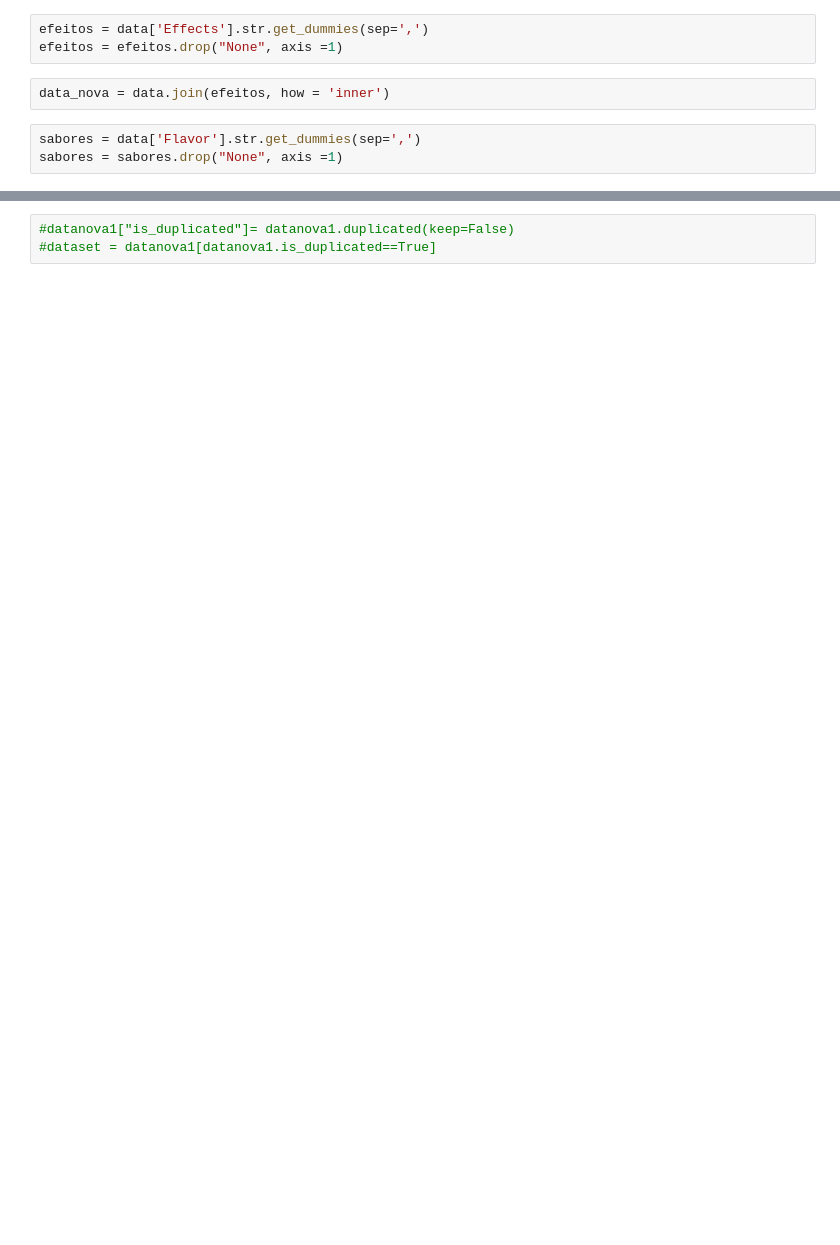
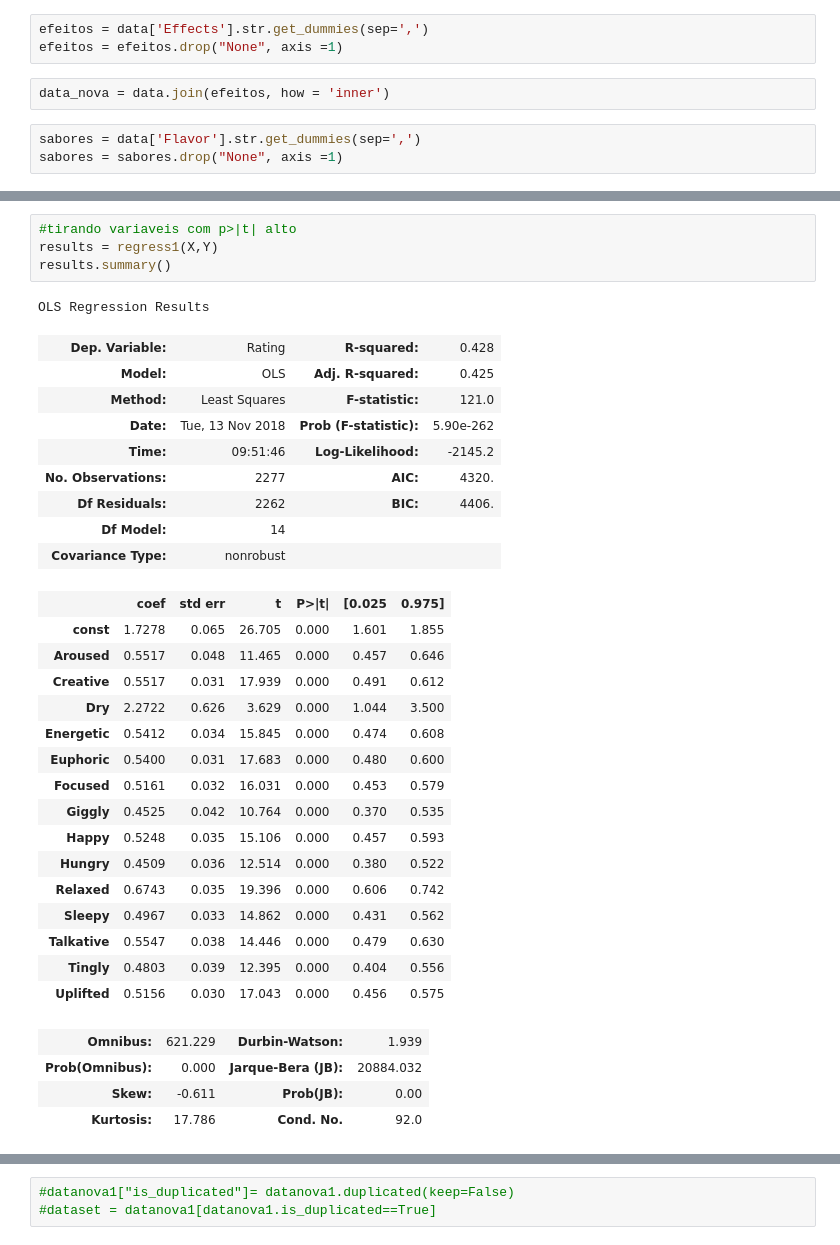
Before and after one commit to giannapolitano/Projeto-3-CD, a Jupyter notebook: projeto-final.ipynb, the cells around one changed output, grey strips where cells are left out. Drawn from its saved outputs; the diff is of its cells as text; blank space fills up the shorter version.

```diff
--- a/projeto-final.ipynb
+++ b/projeto-final.ipynb
@@ -74,0 +104,35 @@ def regress(X,Y):
+# %%
+#tirando variaveis com p>|t| alto
+results = regress1(X,Y)
+results.summary()
+# %% [output]
+OLS Regression Results
+| Dep. Variable: | Rating | R-squared: | 0.428 |
+| Model: | OLS | Adj. R-squared: | 0.425 |
+| Method: | Least Squares | F-statistic: | 121.0 |
+| Date: | Tue, 13 Nov 2018 | Prob (F-statistic): | 5.90e-262 |
+| Time: | 09:51:46 | Log-Likelihood: | -2145.2 |
+| No. Observations: | 2277 | AIC: | 4320. |
+| Df Residuals: | 2262 | BIC: | 4406. |
+| Df Model: | 14 |  |  |
+| Covariance Type: | nonrobust |  |  |
+|  | coef | std err | t | P>|t| | [0.025 | 0.975] |
+| const | 1.7278 | 0.065 | 26.705 | 0.000 | 1.601 | 1.855 |
+| Aroused | 0.5517 | 0.048 | 11.465 | 0.000 | 0.457 | 0.646 |
+| Creative | 0.5517 | 0.031 | 17.939 | 0.000 | 0.491 | 0.612 |
+| Dry | 2.2722 | 0.626 | 3.629 | 0.000 | 1.044 | 3.500 |
+| Energetic | 0.5412 | 0.034 | 15.845 | 0.000 | 0.474 | 0.608 |
+| Euphoric | 0.5400 | 0.031 | 17.683 | 0.000 | 0.480 | 0.600 |
+| Focused | 0.5161 | 0.032 | 16.031 | 0.000 | 0.453 | 0.579 |
+| Giggly | 0.4525 | 0.042 | 10.764 | 0.000 | 0.370 | 0.535 |
+| Happy | 0.5248 | 0.035 | 15.106 | 0.000 | 0.457 | 0.593 |
+| Hungry | 0.4509 | 0.036 | 12.514 | 0.000 | 0.380 | 0.522 |
+| Relaxed | 0.6743 | 0.035 | 19.396 | 0.000 | 0.606 | 0.742 |
+| Sleepy | 0.4967 | 0.033 | 14.862 | 0.000 | 0.431 | 0.562 |
+| Talkative | 0.5547 | 0.038 | 14.446 | 0.000 | 0.479 | 0.630 |
+| Tingly | 0.4803 | 0.039 | 12.395 | 0.000 | 0.404 | 0.556 |
+| Uplifted | 0.5156 | 0.030 | 17.043 | 0.000 | 0.456 | 0.575 |
+| Omnibus: | 621.229 | Durbin-Watson: | 1.939 |
+| Prob(Omnibus): | 0.000 | Jarque-Bera (JB): | 20884.032 |
+| Skew: | -0.611 | Prob(JB): | 0.00 |
+| Kurtosis: | 17.786 | Cond. No. | 92.0 |
```
Also changed, not shown: parts of 18 cells of this notebook.
